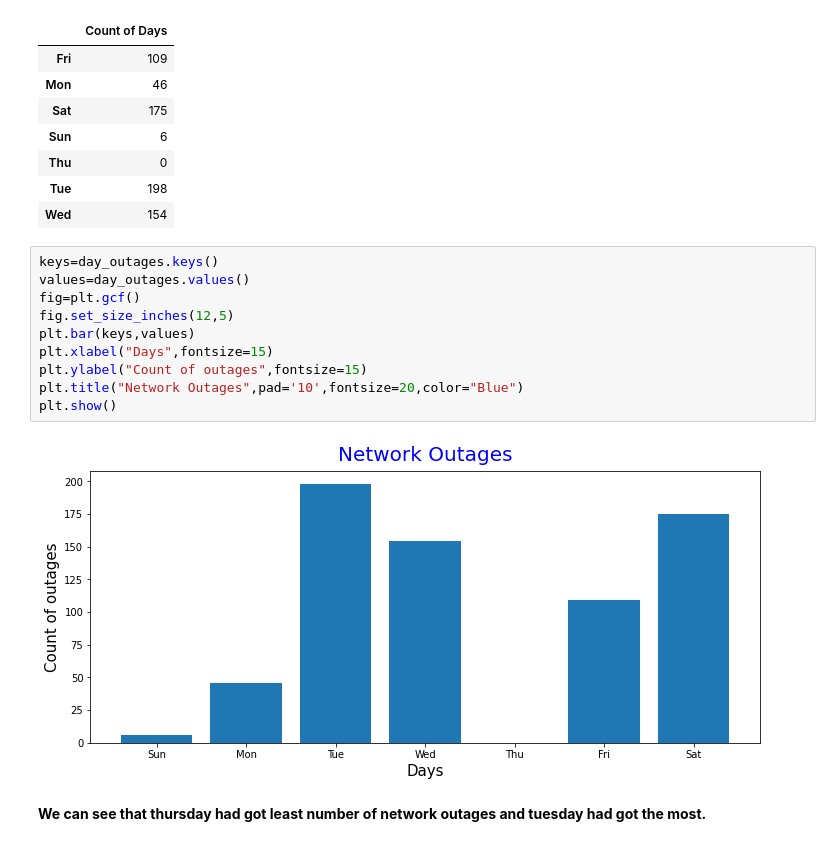
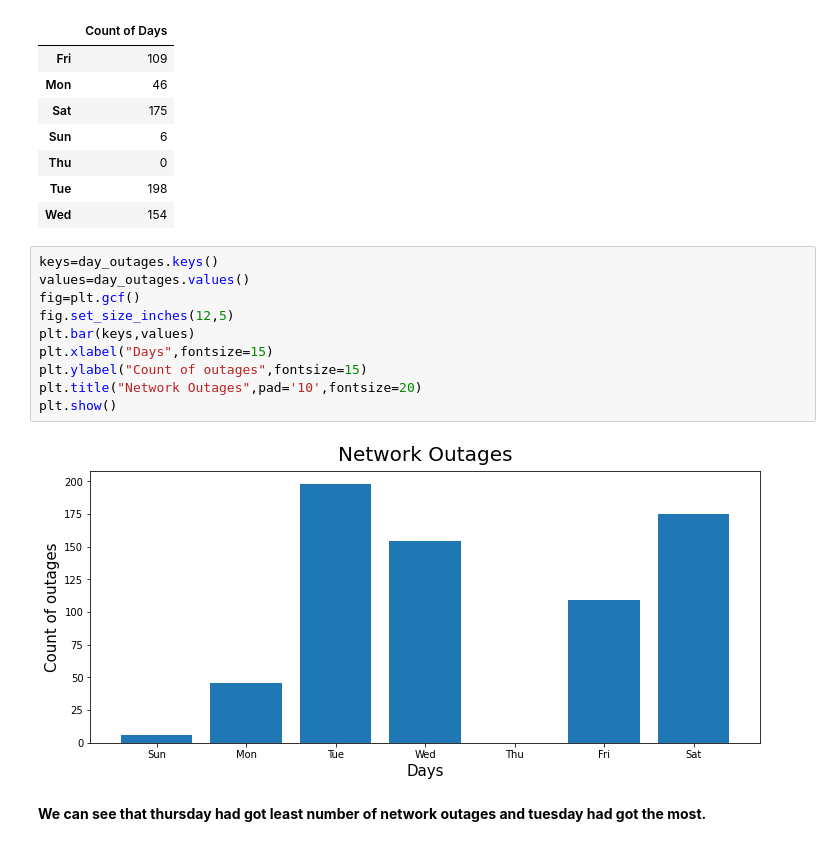
Before and after one commit to Priya378/Internet-Analysis-Project, a Jupyter notebook: Internet_Analysis.ipynb, the cells around one changed output. Cells and saved outputs as stored; diff of their text form.

Commit message:
Modified formatting for graphs

```diff
--- a/Internet_Analysis.ipynb
+++ b/Internet_Analysis.ipynb
@@ -147,15 +147,15 @@ Number of outages in each week day:
 # %%
 keys=day_outages.keys()
 values=day_outages.values()
 fig=plt.gcf()
 fig.set_size_inches(12,5)
 plt.bar(keys,values)
 plt.xlabel("Days",fontsize=15)
 plt.ylabel("Count of outages",fontsize=15)
-plt.title("Network Outages",pad='10',fontsize=20,color="Blue")
+plt.title("Network Outages",pad='10',fontsize=20)
 plt.show()
 # %% [output]
-[figure, old version]
+[figure, new version]
 # %% [markdown]
 **We can see that thursday had got least number of network outages and tuesday had got the most.**
 # %%
```
